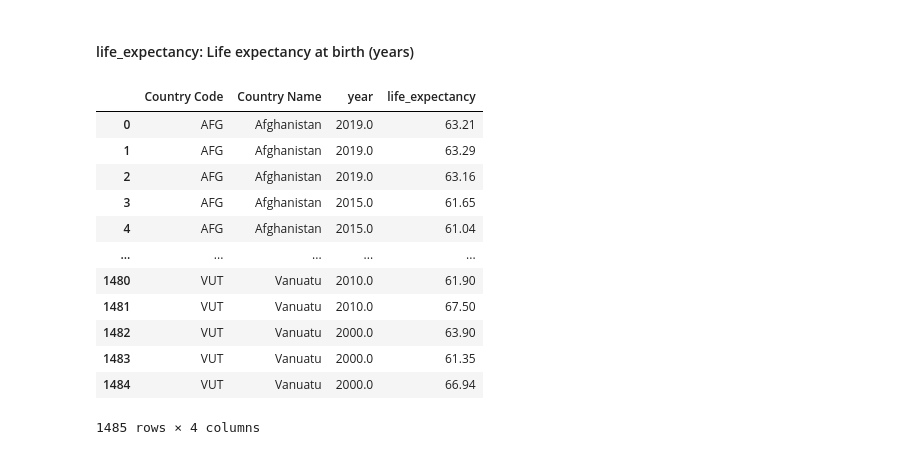
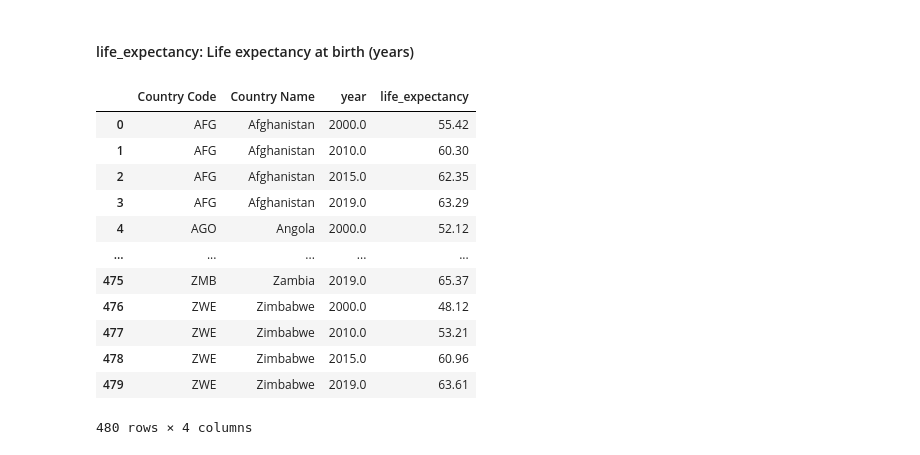
Before and after one commit to hej6853/Rowdy_Rooster_Project3, a Jupyter notebook: Cleaned/X variables/X_Cleansing.ipynb, the cells around one changed output. Cells and saved outputs as stored; diff of their text form; code cells hidden in the pictures.

```diff
--- a/Cleaned/X variables/X_Cleansing.ipynb
+++ b/Cleaned/X variables/X_Cleansing.ipynb
@@ -541,24 +603,25 @@ UHC_coverage
 # %%
 life_expectancy = pd.read_csv('lifeExpectancyAtBirth.csv')
 life_expectancy.head()
 #merge
 life_expectancy = code.merge(life_expectancy, left_on='Country Name', right_on='Location', how = 'left')
 life_expectancy = life_expectancy[['Country Code', 'Country Name', 'Period', 'First Tooltip']]
 life_expectancy = life_expectancy.rename(columns = {'Period': 'year',
                                              'First Tooltip':'life_expectancy'})
 
+life_expectancy = life_expectancy.groupby(['Country Code', 'Country Name', 'year'])['life_expectancy'].max().reset_index()
 life_expectancy
 # %% [output]
 |  | Country Code | Country Name | year | life_expectancy |
-| 0 | AFG | Afghanistan | 2019.0 | 63.21 |
-| 1 | AFG | Afghanistan | 2019.0 | 63.29 |
-| 2 | AFG | Afghanistan | 2019.0 | 63.16 |
-| 3 | AFG | Afghanistan | 2015.0 | 61.65 |
-| 4 | AFG | Afghanistan | 2015.0 | 61.04 |
+| 0 | AFG | Afghanistan | 2000.0 | 55.42 |
+| 1 | AFG | Afghanistan | 2010.0 | 60.30 |
+| 2 | AFG | Afghanistan | 2015.0 | 62.35 |
+| 3 | AFG | Afghanistan | 2019.0 | 63.29 |
+| 4 | AGO | Angola | 2000.0 | 52.12 |
 | ... | ... | ... | ... | ... |
-| 1480 | VUT | Vanuatu | 2010.0 | 61.90 |
-| 1481 | VUT | Vanuatu | 2010.0 | 67.50 |
-| 1482 | VUT | Vanuatu | 2000.0 | 63.90 |
-| 1483 | VUT | Vanuatu | 2000.0 | 61.35 |
-| 1484 | VUT | Vanuatu | 2000.0 | 66.94 |
+| 475 | ZMB | Zambia | 2019.0 | 65.37 |
+| 476 | ZWE | Zimbabwe | 2000.0 | 48.12 |
+| 477 | ZWE | Zimbabwe | 2010.0 | 53.21 |
+| 478 | ZWE | Zimbabwe | 2015.0 | 60.96 |
+| 479 | ZWE | Zimbabwe | 2019.0 | 63.61 |
-1485 rows × 4 columns
+480 rows × 4 columns
```
Also changed, not shown: parts of 14 cells of this notebook, 9 other files.
